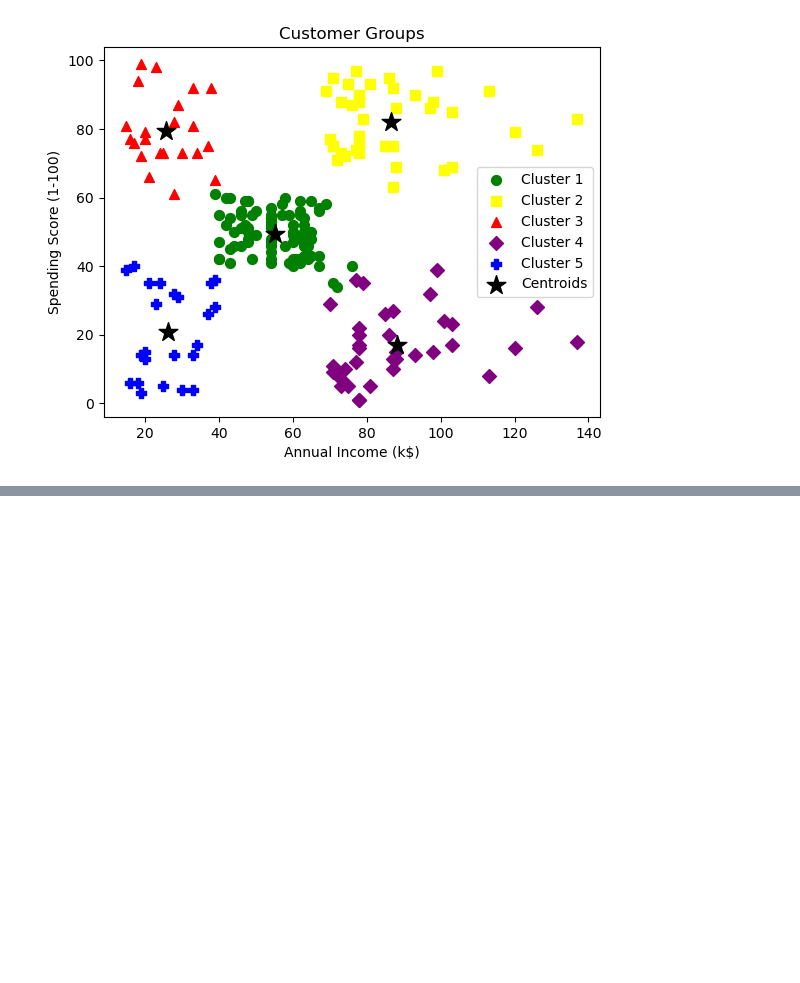
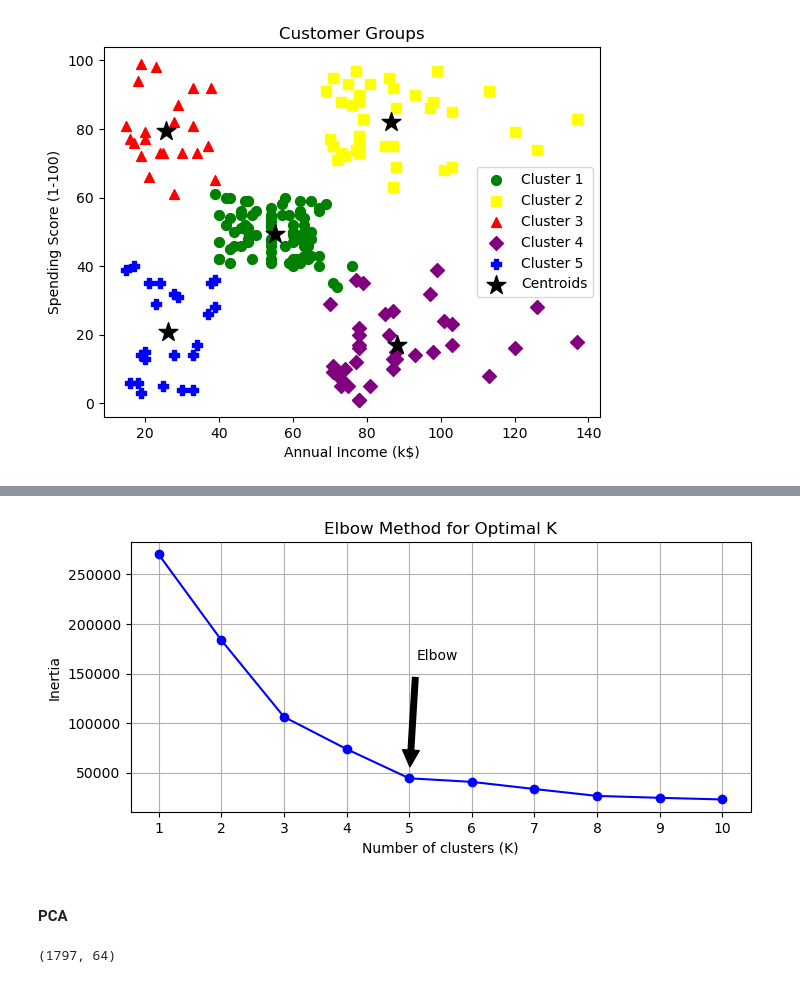
Before and after one commit to horacekangholie/ml-k-mean-clustering, a Jupyter notebook: notebooks/customer_segmentation.ipynb, the cells around one changed output, grey strips where cells are left out. Cells and saved outputs as stored; diff of their text form; code cells hidden in the pictures; blank space fills up the shorter version.

```diff
--- a/notebooks/customer_segmentation.ipynb
+++ b/notebooks/customer_segmentation.ipynb
@@ -70,3 +70,10 @@ plt.legend()
 plt.show()
 # %% [output]
 [figure]
+# %%
+# Compute inertia for different values of K
+inertias = []
+for k in range(1, 11):
+    model = KMeans(n_clusters=k, init='k-means++', random_state=42)
+    model.fit(X)
+    inertias.append(model.inertia_)
@@ -72,0 +93,33 @@ plt.show()
+# %%
+import matplotlib.pyplot as plt
+
+plt.figure(figsize=(8, 3.5))
+plt.plot(range(1, 11), inertias, 'bo-')
+plt.title('Elbow Method for Optimal K')
+plt.xlabel('Number of clusters (K)')
+plt.ylabel('Inertia')
+plt.xticks(range(1, 11))
+plt.annotate(
+    'Elbow',
+    xy=(5, inertias[4]),
+    xytext=(5, 85),
+    textcoords='offset points',
+    arrowprops=dict(facecolor='black', shrink=0.1)
+)
+plt.grid(True)
+plt.show()
+# %% [output]
+[figure, added]
+# %% [markdown]
+#### PCA
+# %%
+from sklearn.datasets import load_digits
+
+# Load data
+digits = load_digits()
+X = digits.data
+y = digits.target
+
+print(X.shape)  # → (1797, 64)
+# %% [output]
+(1797, 64)
```
Also changed, not shown: parts of 9 cells of this notebook, 2 other files.
